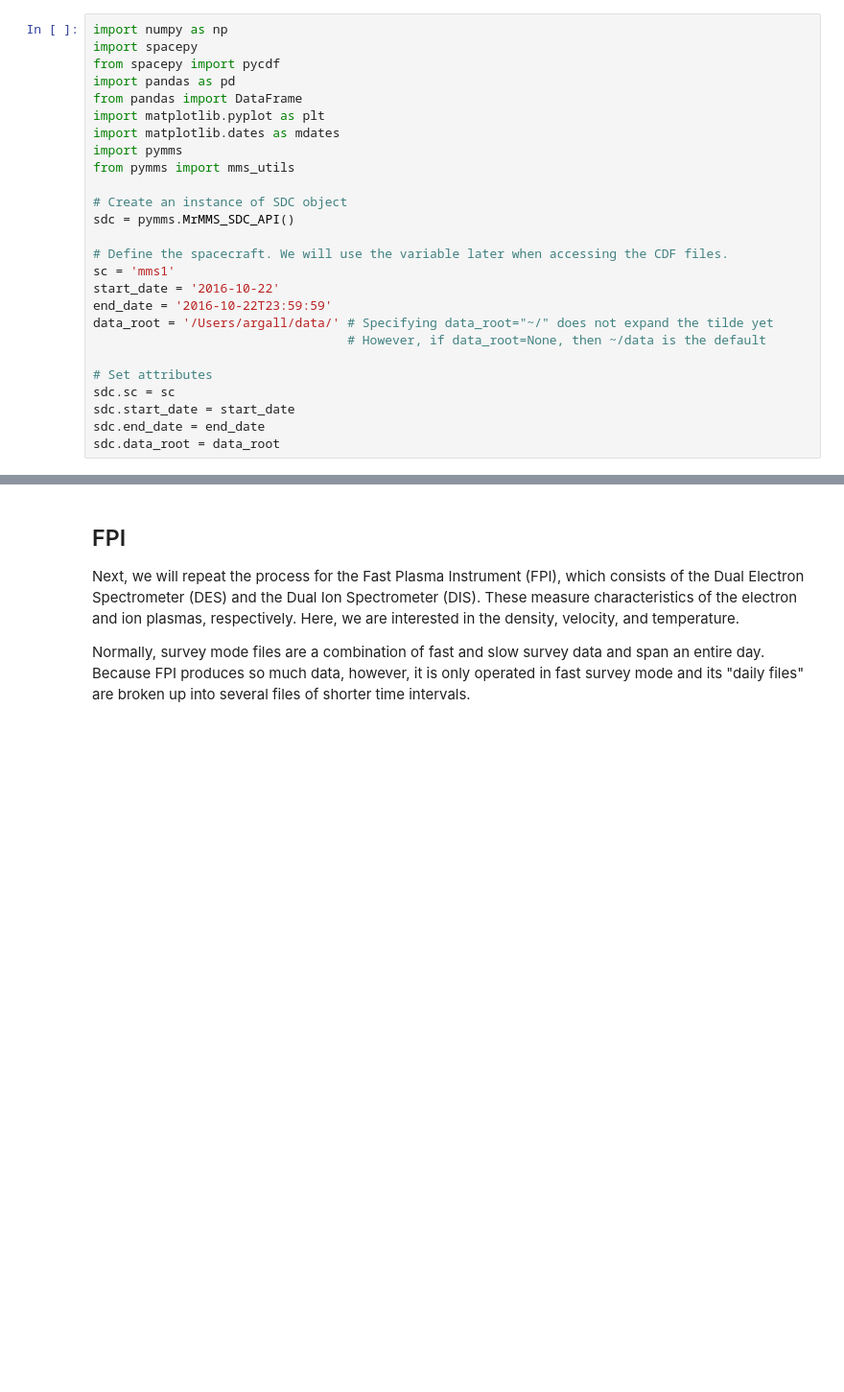
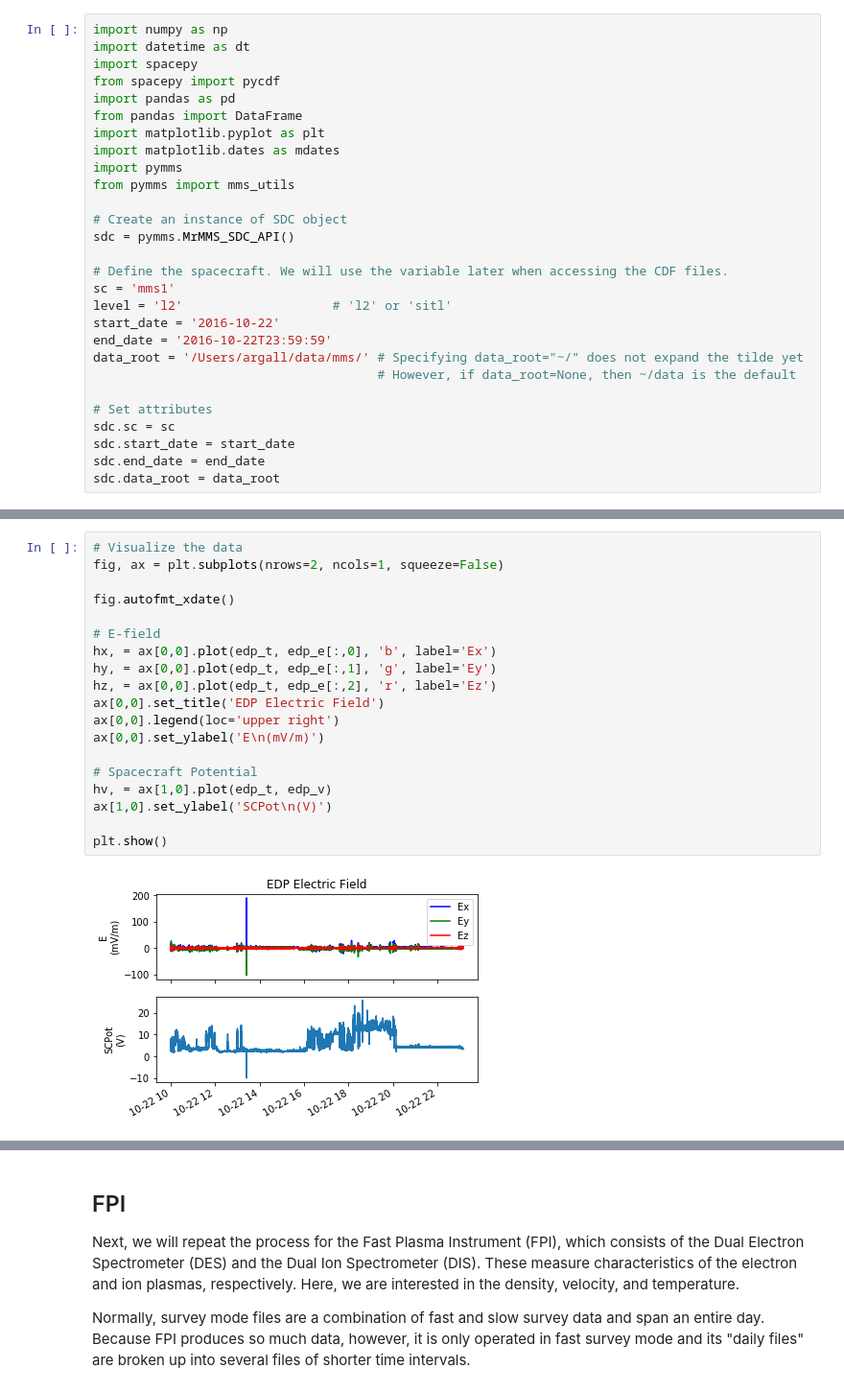
Before and after one commit to argallmr/pymms, a Jupyter notebook: mms_ml_data2csv.ipynb, the cells around one changed output, grey strips where cells are left out. Shown: that part at 96% size. Saved outputs shown, nothing was run; the diff lists cells and outputs as text; blank space fills up the shorter version.

```diff
--- a/mms_ml_data2csv.ipynb
+++ b/mms_ml_data2csv.ipynb
@@ -6,6 +32,7 @@ This notebook will go through the steps of downloading MMS data for the machine
 First, we create an instance of the object that communicates with the SDC. For the sake of this example, we will start with data from `2015-10-16` because there are several magnetopause crossings and a well-studied electron diffusion region event. Also, for simplicity we will work with data from the MMS1 spacecraft. Data from other spacecraft can be loaded by changing the `sc` property below to `'mms2'`, `'mms3'`, or `'mms4'`.
 # %%
 import numpy as np
+import datetime as dt
 import spacepy
 from spacepy import pycdf
 import pandas as pd
@@ -20,10 +47,11 @@ sdc = pymms.MrMMS_SDC_API()
 
 # Define the spacecraft. We will use the variable later when accessing the CDF files.
 sc = 'mms1'
+level = 'l2'                    # 'l2' or 'sitl'
 start_date = '2016-10-22'
 end_date = '2016-10-22T23:59:59'
-data_root = '/Users/argall/data/' # Specifying data_root="~/" does not expand the tilde yet
-                                  # However, if data_root=None, then ~/data is the default
+data_root = '/Users/argall/data/mms/' # Specifying data_root="~/" does not expand the tilde yet
+                                      # However, if data_root=None, then ~/data is the default
 
 # Set attributes
 sdc.sc = sc
@@ -146,0 +305,21 @@ plt.show()
+# %%
+# Visualize the data
+fig, ax = plt.subplots(nrows=2, ncols=1, squeeze=False)
+
+fig.autofmt_xdate()
+
+# E-field
+hx, = ax[0,0].plot(edp_t, edp_e[:,0], 'b', label='Ex')
+hy, = ax[0,0].plot(edp_t, edp_e[:,1], 'g', label='Ey')
+hz, = ax[0,0].plot(edp_t, edp_e[:,2], 'r', label='Ez')
+ax[0,0].set_title('EDP Electric Field')
+ax[0,0].legend(loc='upper right')
+ax[0,0].set_ylabel('E\n(mV/m)')
+
+# Spacecraft Potential
+hv, = ax[1,0].plot(edp_t, edp_v)
+ax[1,0].set_ylabel('SCPot\n(V)')
+
+plt.show()
+# %% [output]
+[figure, added]
```
Also changed, not shown: parts of 44 cells of this notebook.
